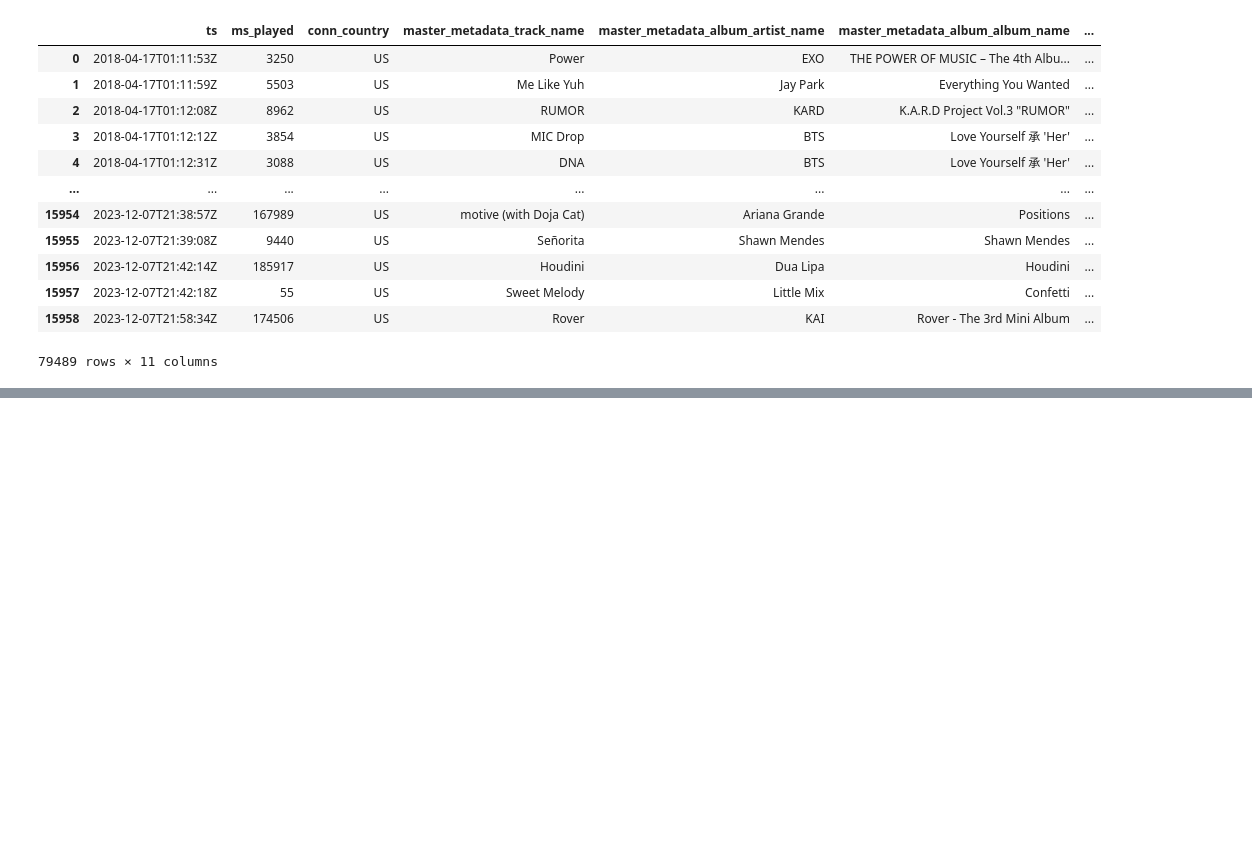
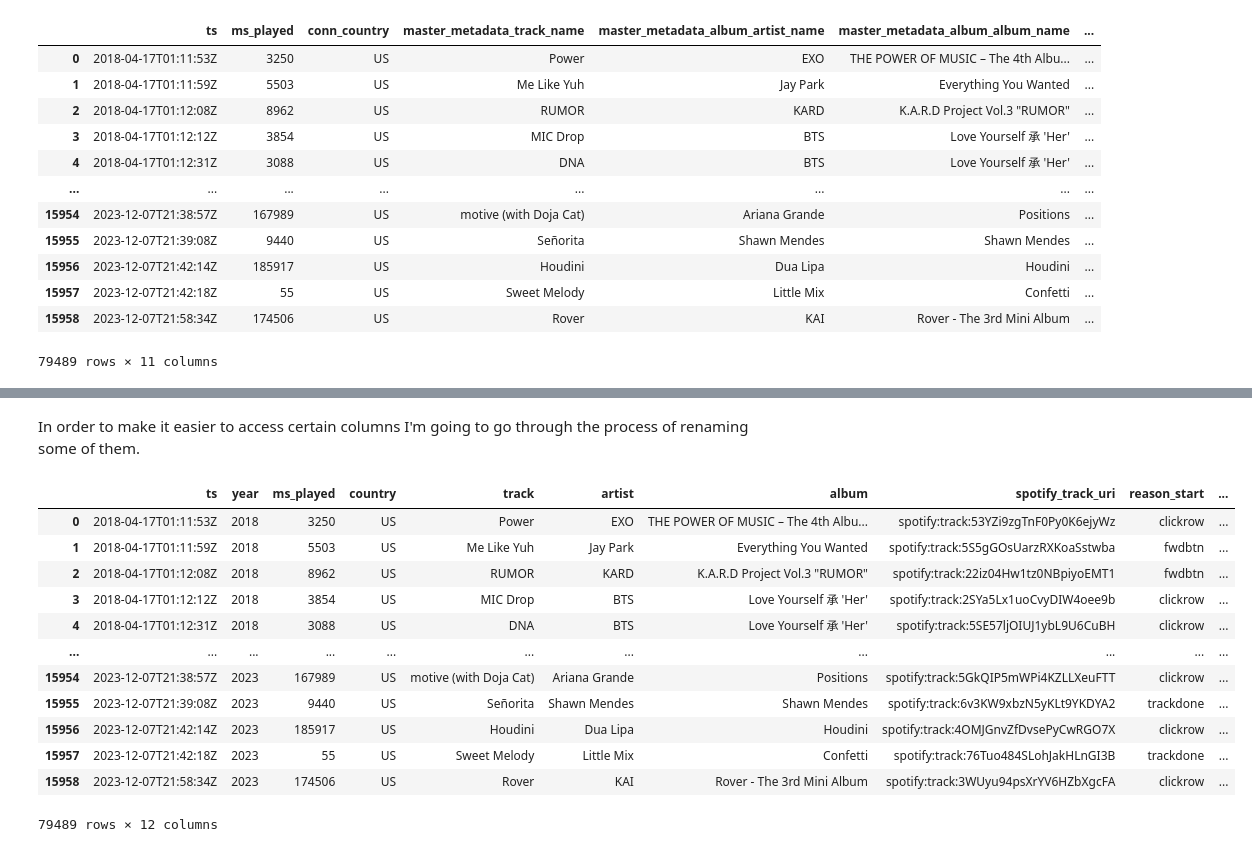
Before and after one commit to ssharmaSD/mySpotifyWrapped, a Jupyter notebook: Suhani's Wrapped.ipynb, the cells around one changed output, grey strips where cells are left out. Saved outputs shown, nothing was run; the diff lists cells and outputs as text; code cells hidden in the pictures; blank space fills up the shorter version.

```diff
--- a/Suhani's Wrapped.ipynb
+++ b/Suhani's Wrapped.ipynb
@@ -1088,0 +763,20 @@ all_music
+# %%
+#First I'm going to confirm the data type of the timestamp column
+print(type(all_music['ts'].iloc[0]))
+#The data type is a string therefore my function can be adjusted accordingly
+def timestamp_to_year(ts):
+    #all the time stamps are in the following format: YYYY-MM-DDTHH:MM:SSZ
+    #the first half of the stamp is the date and the second half is the time
+    #so first we can split this string on the character 'T'
+    split_stamp = ts.split('T')
+    #we know the date is the first item in the split_stamp list so i can pull that out
+    date = split_stamp[0]
+    #now we split this string on the dashes
+    split_date = date.split('-')
+    #I'm going to typecast to an int for consistency
+    return int(split_date[0])
+year_column = all_music['ts'].apply(timestamp_to_year)
+all_music = all_music.assign(year = year_column)
+front_column = all_music.pop('year')
+all_music.insert(1, 'year', front_column)
+all_music
@@ -1088,0 +798,23 @@ all_music
+# %% [markdown]
+In order to make it easier to access certain columns I'm going to go through the process of renaming some of them.
+# %%
+all_music = all_music.rename(columns = {'conn_country': 'country',
+                                        'master_metadata_track_name': 'track',
+                                        'master_metadata_album_artist_name': 'artist',
+                                        'master_metadata_album_album_name': 'album'
+                                        })
+all_music
+# %% [output]
+|  | ts | year | ms_played | country | track | artist | album | spotify_track_uri | reason_start | ... |
+| 0 | 2018-04-17T01:11:53Z | 2018 | 3250 | US | Power | EXO | THE POWER OF MUSIC – The 4th Albu... | spotify:track:53YZi9zgTnF0Py0K6ejyWz | clickrow | ... |
+| 1 | 2018-04-17T01:11:59Z | 2018 | 5503 | US | Me Like Yuh | Jay Park | Everything You Wanted | spotify:track:5S5gGOsUarzRXKoaSstwba | fwdbtn | ... |
+| 2 | 2018-04-17T01:12:08Z | 2018 | 8962 | US | RUMOR | KARD | K.A.R.D Project Vol.3 "RUMOR" | spotify:track:22iz04Hw1tz0NBpiyoEMT1 | fwdbtn | ... |
+| 3 | 2018-04-17T01:12:12Z | 2018 | 3854 | US | MIC Drop | BTS | Love Yourself 承 'Her' | spotify:track:2SYa5Lx1uoCvyDIW4oee9b | clickrow | ... |
+| 4 | 2018-04-17T01:12:31Z | 2018 | 3088 | US | DNA | BTS | Love Yourself 承 'Her' | spotify:track:5SE57ljOIUJ1ybL9U6CuBH | clickrow | ... |
+| ... | ... | ... | ... | ... | ... | ... | ... | ... | ... | ... |
+| 15954 | 2023-12-07T21:38:57Z | 2023 | 167989 | US | motive (with Doja Cat) | Ariana Grande | Positions | spotify:track:5GkQIP5mWPi4KZLLXeuFTT | clickrow | ... |
+| 15955 | 2023-12-07T21:39:08Z | 2023 | 9440 | US | Señorita | Shawn Mendes | Shawn Mendes | spotify:track:6v3KW9xbzN5yKLt9YKDYA2 | trackdone | ... |
+| 15956 | 2023-12-07T21:42:14Z | 2023 | 185917 | US | Houdini | Dua Lipa | Houdini | spotify:track:4OMJGnvZfDvsePyCwRGO7X | clickrow | ... |
+| 15957 | 2023-12-07T21:42:18Z | 2023 | 55 | US | Sweet Melody | Little Mix | Confetti | spotify:track:76Tuo484SLohJakHLnGI3B | trackdone | ... |
+| 15958 | 2023-12-07T21:58:34Z | 2023 | 174506 | US | Rover | KAI | Rover - The 3rd Mini Album | spotify:track:3WUyu94psXrYV6HZbXgcFA | clickrow | ... |
+79489 rows × 12 columns
```
Also changed, not shown: parts of 44 cells of this notebook.
